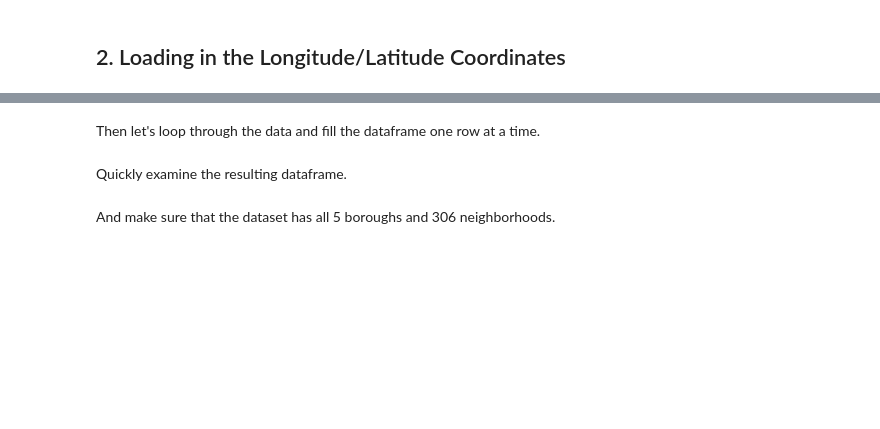
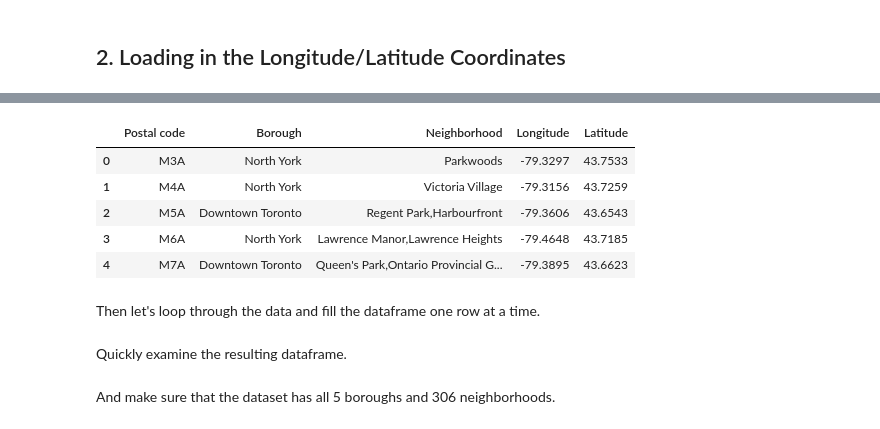
Before and after one commit to bhernandez45/capstone_project, a Jupyter notebook: ds_capstone_seg_and_clus_toronto.ipynb, the cells around one changed output, grey strips where cells are left out. Cells and saved outputs as stored; diff of their text form; code cells hidden in the pictures; blank space fills up the shorter version.

```diff
--- a/ds_capstone_seg_and_clus_toronto.ipynb
+++ b/ds_capstone_seg_and_clus_toronto.ipynb
@@ -181,3 +230,18 @@ neighborhoods
+# %%
+df_ps = pd.read_csv('http://cocl.us/Geospatial_data')
+for index1, rowdf in df.iterrows():
+    for index2, rowdfps in df_ps.iterrows():
+        if rowdf['Postal code'] == rowdfps['Postal Code']:
+            rowdf['Latitude']= rowdfps['Latitude']
+            rowdf['Longitude']=rowdfps['Longitude']
+df.head()
+# %% [output]
+|  | Postal code | Borough | Neighborhood | Longitude | Latitude |
+| 0 | M3A | North York | Parkwoods | -79.3297 | 43.7533 |
+| 1 | M4A | North York | Victoria Village | -79.3156 | 43.7259 |
+| 2 | M5A | Downtown Toronto | Regent Park,Harbourfront | -79.3606 | 43.6543 |
+| 3 | M6A | North York | Lawrence Manor,Lawrence Heights | -79.4648 | 43.7185 |
+| 4 | M7A | Downtown Toronto | Queen's Park,Ontario Provincial G... | -79.3895 | 43.6623 |
 # %% [markdown]
 Then let's loop through the data and fill the dataframe one row at a time.
 # %%
```
Also changed, not shown: parts of 13 cells of this notebook.
